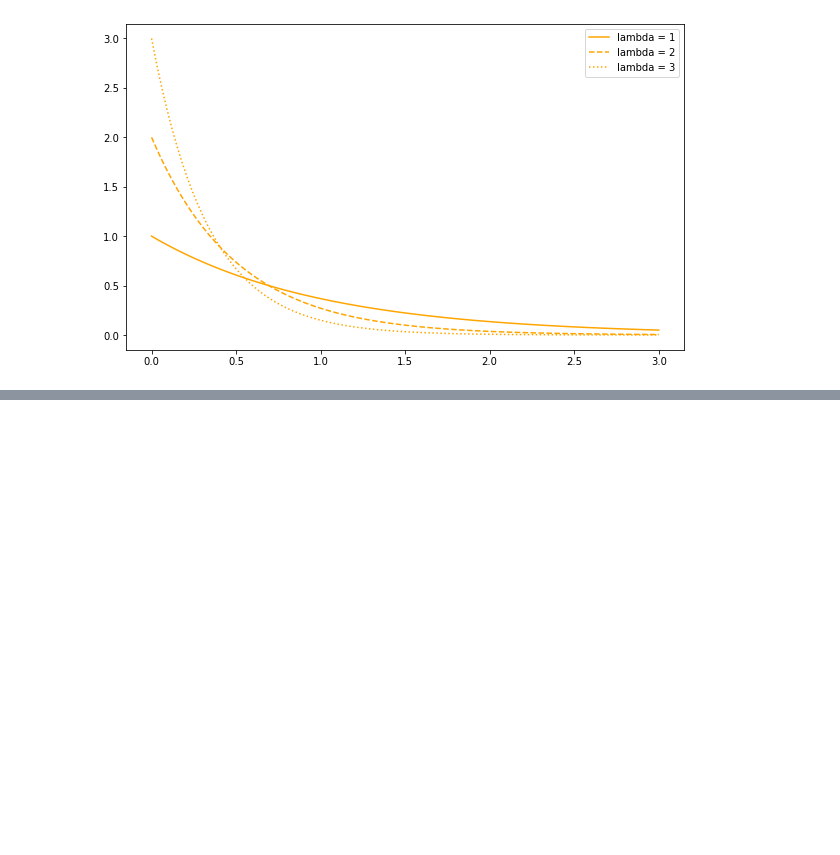
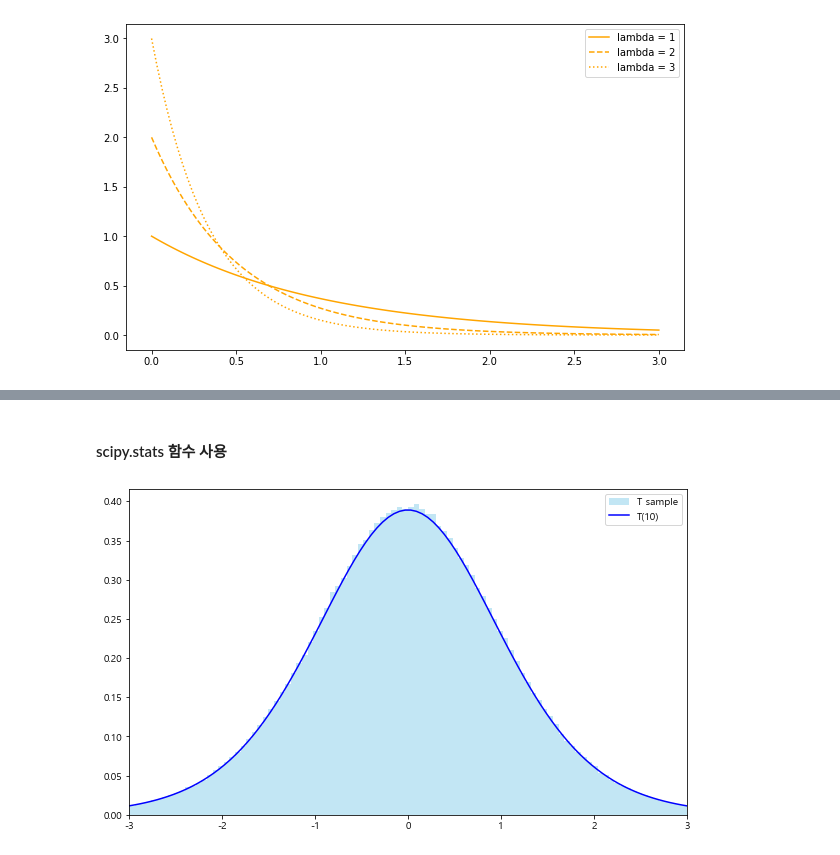
Before and after one commit to choi-aerim/cakd7_class, a Jupyter notebook: m3_ 통계/Statistcs_2.ipynb, the cells around one changed output, grey strips where cells are left out. Saved outputs shown, nothing was run; the diff lists cells and outputs as text; code cells hidden in the pictures; blank space fills up the shorter version.

```diff
--- a/m3_ 통계/Statistcs_2.ipynb
+++ b/m3_ 통계/Statistcs_2.ipynb
@@ -789,0 +908,29 @@ plt.show()
+# %%
+n = 10  # 표본 집단 수
+
+rv1 = stats.norm()  # 표준정규분포
+rv2 = stats.chi2(10)  # 카이제곱분포
+
+sample_size = int(1e6)  # 표본 샘플의 개수
+
+Z_sample = rv1.rvs(sample_size)
+Chi_sample = rv2.rvs(sample_size)
+
+t_sample = Z_sample / np.sqrt(Chi_sample/n)  # t분포를 따르는 표본 10개 집단의 샘플들
+# %% [markdown]
+#### scipy.stats 함수 사용
+# %%
+fig = plt.figure(figsize = (10,6))
+ax = fig.add_subplot(111)
+
+rv = stats.t(n)
+xs = np.linspace(-3, 3, 100)
+
+ax.hist(t_sample, bins = 100, range = (-3,3), color = 'skyblue', density = True, alpha = 0.5, label = 'T sample')
+ax.plot(xs, rv.pdf(xs), color = 'blue', label = f'T({n})')
+
+ax.legend()
+ax.set_xlim(-3,3)
+plt.show()
+# %% [output]
+[figure, added]
```
Also changed, not shown: parts of 36 cells of this notebook.
